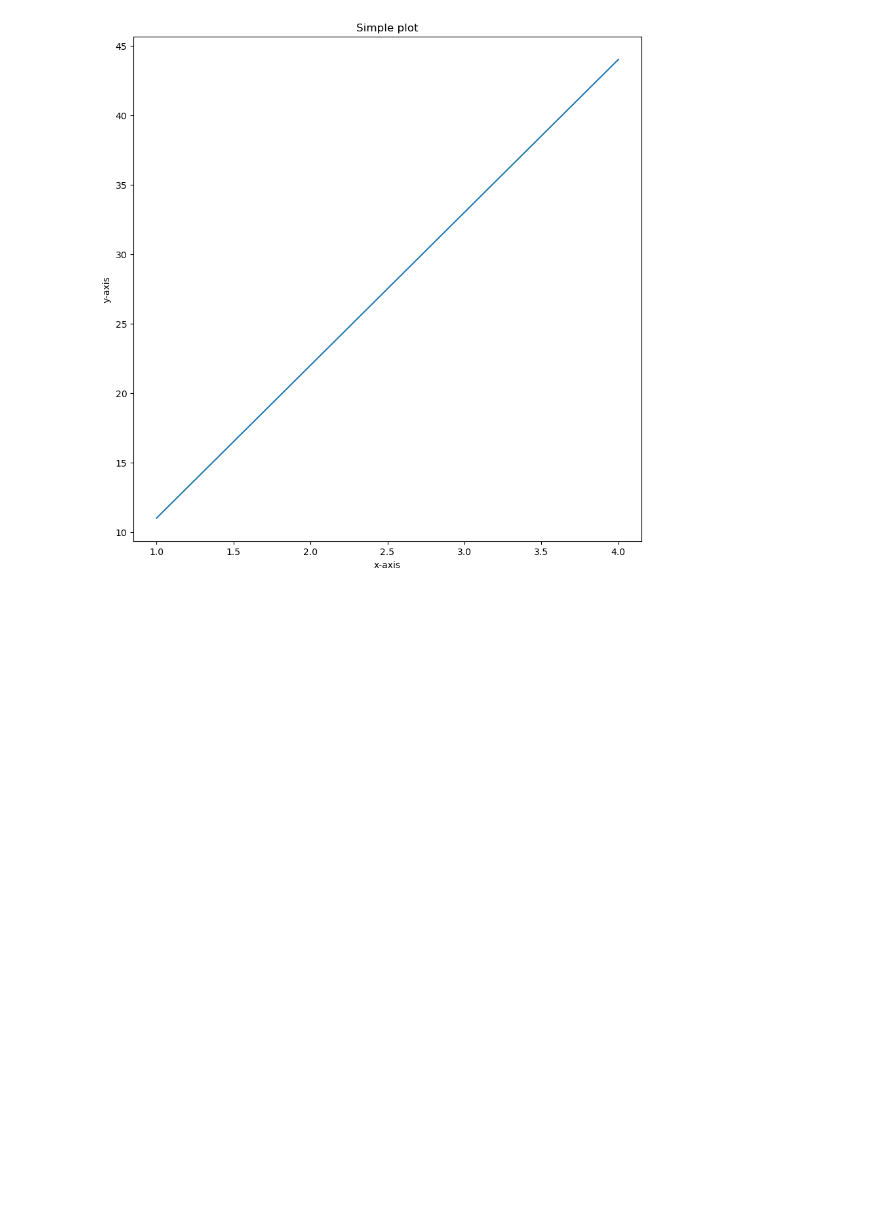
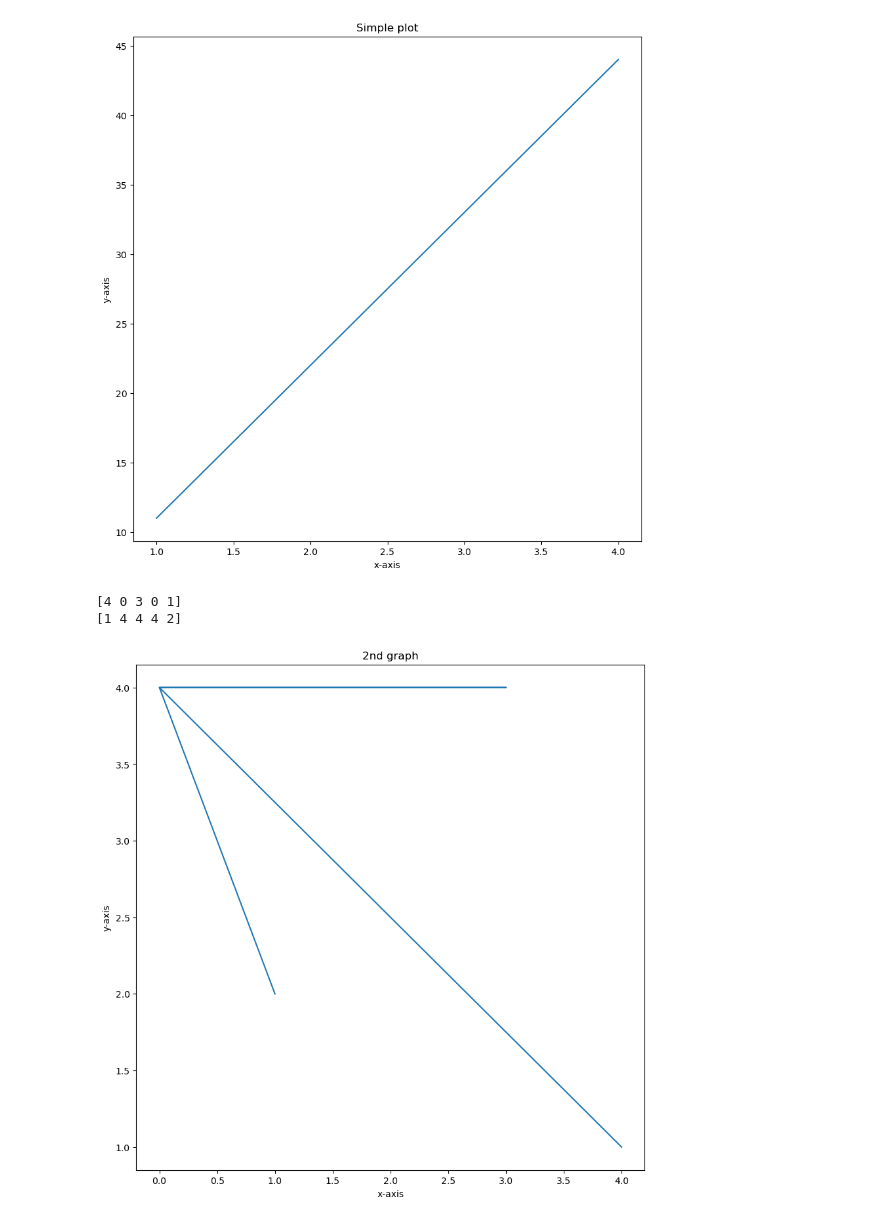
Before and after one commit to nacho481/capstone_project, a Jupyter notebook: sample_project1/Matplotlib/Matplotlib.ipynb, the cells around one changed output. Cells and saved outputs as stored; diff of their text form; code cells hidden in the pictures; blank space fills up the shorter version.

```diff
--- a/sample_project1/Matplotlib/Matplotlib.ipynb
+++ b/sample_project1/Matplotlib/Matplotlib.ipynb
@@ -94,22 +94,35 @@ plt.close('fig')
 # %%
 # 0. import matplotlib and get it read for plotting in Jupyter
 %matplotlib inline
 import matplotlib.pyplot as plt
 plt.close('all')
 
 # 1. Prepare the data
-x_2 = np.random.randint(0, 20, size=5)
-y_2 = np.random.randint(0, 20, size=5)
+x_2 = np.random.randint(0, 5, size=5)
+y_2 = np.random.randint(0, 5, size=5)
 
 # 2. Set up plot, use object-oriented method
 fig2, ax2 = plt.subplots(figsize=(10, 10))
 
 # 3. Plot the data
-ax.plot(x, y)
+ax2.plot(x_2, y_2)
 
 # 4. Customize plot
 ax2.set(title="2nd graph",
       xlabel="x-axis",
       ylabel="y-axis")
 
-# 5.
+# 5. Save and show (save the whole figure)
+fig.savefig('sample-plot2.png')
+
+# 6. Show the plot
+print(x_2)
+print(y_2)
+plt.show()
+
+# 7. Close the plot
+plt.close('fig')
+# %% [output]
+[4 0 3 0 1]
+[1 4 4 4 2]
+[figure, added]
```
Also changed, not shown: parts of 4 cells of this notebook.
